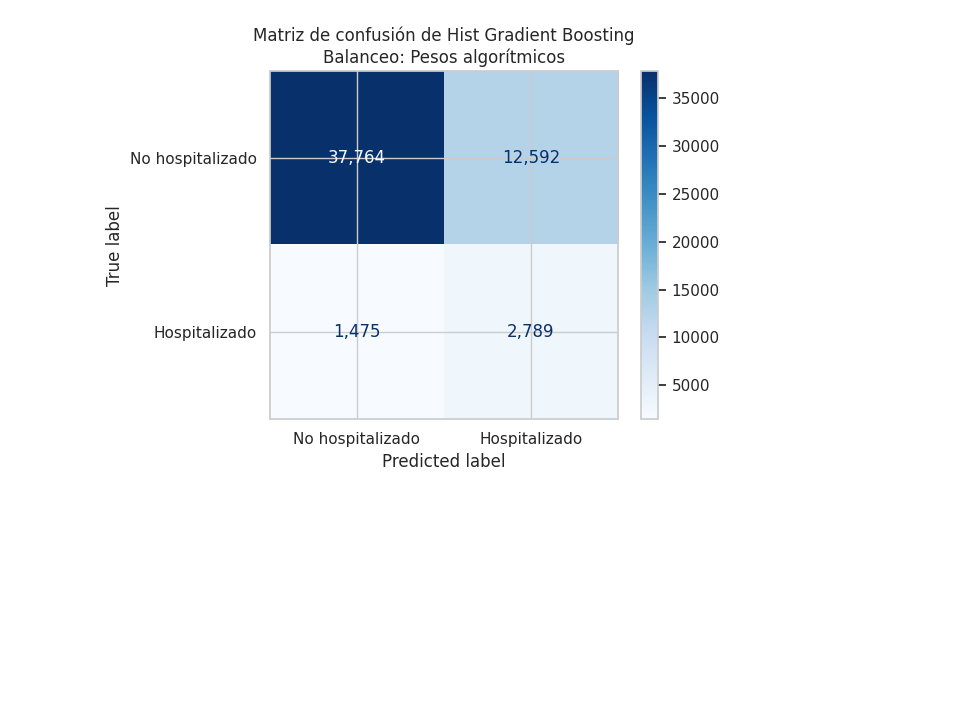
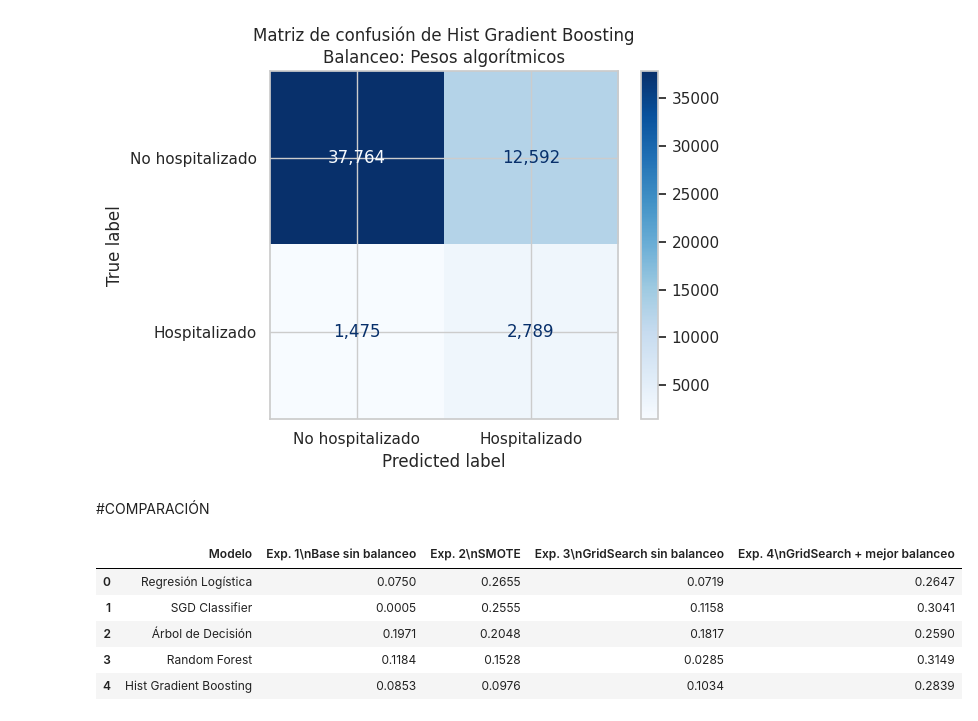
Before and after one commit to 123321juliocesar/Proyecto_dengueFinal, a Jupyter notebook: Dengue_Brasil.ipynb, the cells around one changed output. Drawn from its saved outputs; the diff is of its cells as text; code cells hidden in the pictures; blank space fills up the shorter version.

```diff
--- a/Dengue_Brasil.ipynb
+++ b/Dengue_Brasil.ipynb
@@ -5403,3 +5403,76 @@ plt.tight_layout()
 plt.show()
 # %% [output]
 [figure]
+# %% [markdown]
+#COMPARACIÓN
+# %%
+# ============================================================
+# COMPARACIÓN DEL F1-SCORE EN TEST POR EXPERIMENTO
+# DATASET DE BRASIL
+# ============================================================
+
+import pandas as pd
+import numpy as np
+import matplotlib.pyplot as plt
+
+# ------------------------------------------------------------
+# 1. INGRESAR LOS RESULTADOS DE LAS TABLAS
+# ------------------------------------------------------------
+
+datos = {
+    "Modelo": [
+        "Regresión Logística",
+        "SGD Classifier",
+        "Árbol de Decisión",
+        "Random Forest",
+        "Hist Gradient Boosting"
+    ],
+
+    # Experimento 1: modelos base sin balanceo
+    "Exp. 1\nBase sin balanceo": [
+        0.0750,   # Regresión logística
+        0.0005,   # SGD
+        0.1971,   # Árbol
+        0.1184,   # Random Forest
+        0.0853    # Hist Gradient Boosting
+    ],
+
+    # Experimento 2: aplicación de SMOTE
+    "Exp. 2\nSMOTE": [
+        0.2655,
+        0.2555,
+        0.2048,
+        0.1528,
+        0.0976
+    ],
+
+    # Experimento 3: GridSearch sin balanceo
+    "Exp. 3\nGridSearch sin balanceo": [
+        0.0719,
+        0.1158,
+        0.1817,
+        0.0285,
+        0.1034
+    ],
+
+    # Experimento 4: GridSearch con la mejor estrategia
+    # de balanceo encontrada para cada modelo
+    "Exp. 4\nGridSearch + mejor balanceo": [
+        0.2647,
+        0.3041,
+        0.2590,
+        0.3149,
+        0.2839
+    ]
+}
+
+df_comparacion = pd.DataFrame(datos)
+
+display(df_comparacion)
+# %% [output]
+|  | Modelo | Exp. 1\nBase sin balanceo | Exp. 2\nSMOTE | Exp. 3\nGridSearch sin balanceo | Exp. 4\nGridSearch + mejor balanceo |
+| 0 | Regresión Logística | 0.0750 | 0.2655 | 0.0719 | 0.2647 |
+| 1 | SGD Classifier | 0.0005 | 0.2555 | 0.1158 | 0.3041 |
+| 2 | Árbol de Decisión | 0.1971 | 0.2048 | 0.1817 | 0.2590 |
+| 3 | Random Forest | 0.1184 | 0.1528 | 0.0285 | 0.3149 |
+| 4 | Hist Gradient Boosting | 0.0853 | 0.0976 | 0.1034 | 0.2839 |
```
Also changed, not shown: parts of 1 cell of this notebook.
